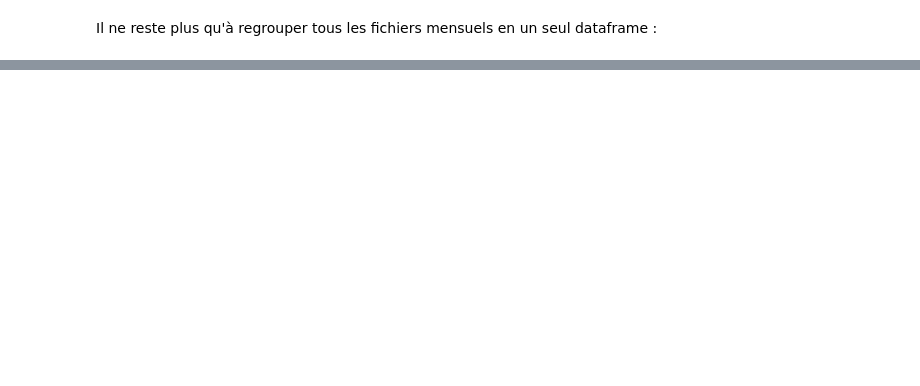
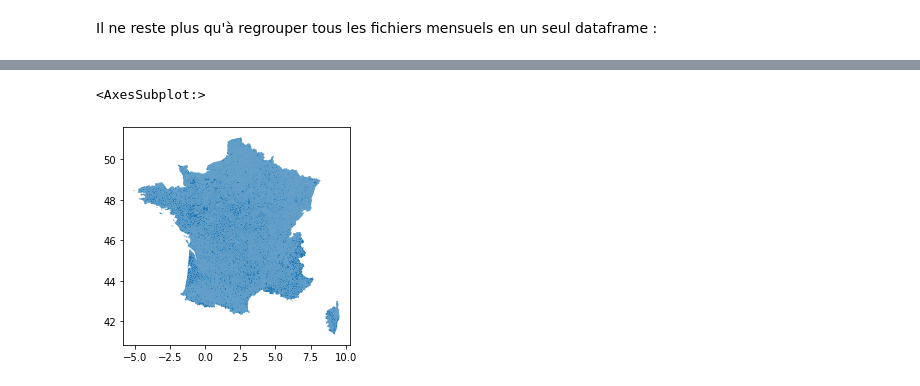
Before and after one commit to Theo-Clavel/feux_de_foret, a Jupyter notebook: main.ipynb, the cells around one changed output, grey strips where cells are left out. Cells and saved outputs as stored; diff of their text form; code cells hidden in the pictures; blank space fills up the shorter version.

```diff
--- a/main.ipynb
+++ b/main.ipynb
@@ -161,0 +337,16 @@ df_meteo
+# %%
+import requests
+import tempfile
+import zipfile
+
+temporary_location = tempfile.gettempdir()
+
+def download_unzip(url, dirname = tempfile.gettempdir(), destname = "borders"):
+    myfile = requests.get(url)
+    open(dirname + '/' + destname + '.zip', 'wb').write(myfile.content)
+    with zipfile.ZipFile(dirname + '/' + destname + '.zip', 'r') as zip_ref:
+        zip_ref.extractall(dirname + '/' + destname)
+# %%
+download_unzip("https://www.data.gouv.fr/fr/datasets/r/07b7c9a2-d1e2-4da6-9f20-01a7b72d4b12")
+commune_borders = gpd.read_file(temporary_location + "/borders/communes-20190101.json")
+commune_borders.head()
@@ -161,0 +360,8 @@ df_meteo
+# %%
+commune_borders['dep'] = commune_borders['insee'].str[:2]
+# %%
+france = commune_borders[commune_borders['dep'] != '97']
+france.plot()
+# %% [output]
+<AxesSubplot:>
+[figure, added]
```
Also changed, not shown: parts of 29 cells of this notebook.
